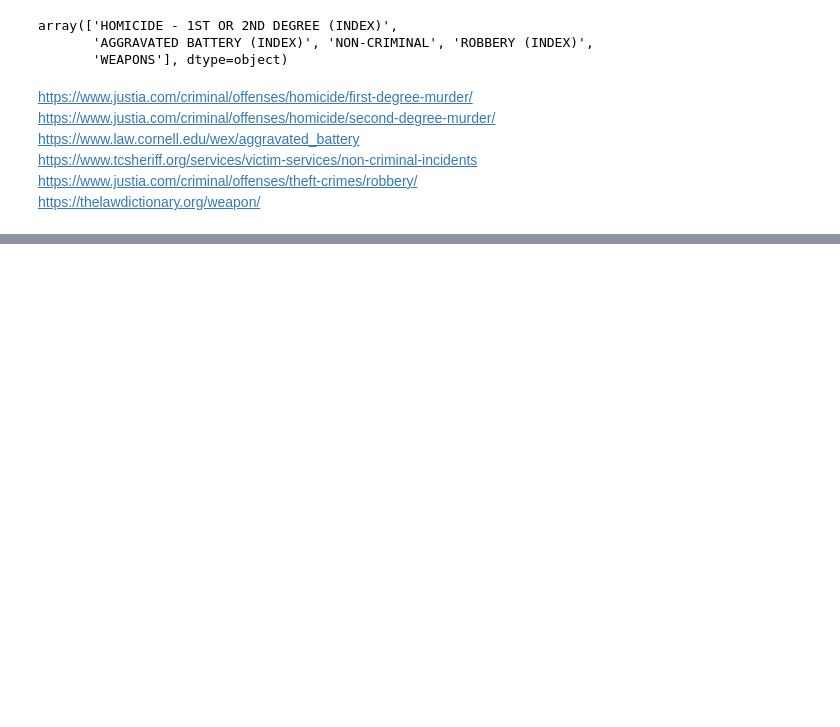
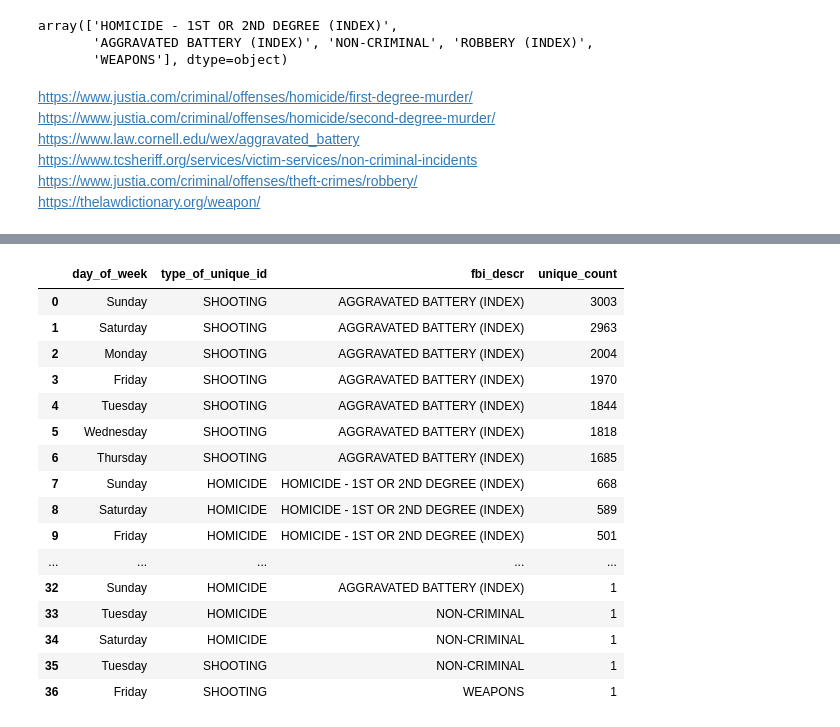
Before and after one commit to RomanD83/violence_reduction, a Jupyter notebook: vr.ipynb, the cells around one changed output, grey strips where cells are left out. Cells and saved outputs as stored; diff of their text form; code cells hidden in the pictures; blank space fills up the shorter version.

```diff
--- a/vr.ipynb
+++ b/vr.ipynb
@@ -185,0 +213,24 @@ https://thelawdictionary.org/weapon/
+# %%
+df\
+    .groupby(['day_of_week', 'type_of_unique_id', 'fbi_descr'])\
+    .agg(unique_count=('unique_id', 'count'))\
+    .sort_values('unique_count', ascending=False)\
+    .reset_index()
+# %% [output]
+|  | day_of_week | type_of_unique_id | fbi_descr | unique_count |
+| 0 | Sunday | SHOOTING | AGGRAVATED BATTERY (INDEX) | 3003 |
+| 1 | Saturday | SHOOTING | AGGRAVATED BATTERY (INDEX) | 2963 |
+| 2 | Monday | SHOOTING | AGGRAVATED BATTERY (INDEX) | 2004 |
+| 3 | Friday | SHOOTING | AGGRAVATED BATTERY (INDEX) | 1970 |
+| 4 | Tuesday | SHOOTING | AGGRAVATED BATTERY (INDEX) | 1844 |
+| 5 | Wednesday | SHOOTING | AGGRAVATED BATTERY (INDEX) | 1818 |
+| 6 | Thursday | SHOOTING | AGGRAVATED BATTERY (INDEX) | 1685 |
+| 7 | Sunday | HOMICIDE | HOMICIDE - 1ST OR 2ND DEGREE (INDEX) | 668 |
+| 8 | Saturday | HOMICIDE | HOMICIDE - 1ST OR 2ND DEGREE (INDEX) | 589 |
+| 9 | Friday | HOMICIDE | HOMICIDE - 1ST OR 2ND DEGREE (INDEX) | 501 |
+| ... | ... | ... | ... | ... |
+| 32 | Sunday | HOMICIDE | AGGRAVATED BATTERY (INDEX) | 1 |
+| 33 | Tuesday | HOMICIDE | NON-CRIMINAL | 1 |
+| 34 | Saturday | HOMICIDE | NON-CRIMINAL | 1 |
+| 35 | Tuesday | SHOOTING | NON-CRIMINAL | 1 |
+| 36 | Friday | SHOOTING | WEAPONS | 1 |
```
Also changed, not shown: parts of 9 cells of this notebook.
